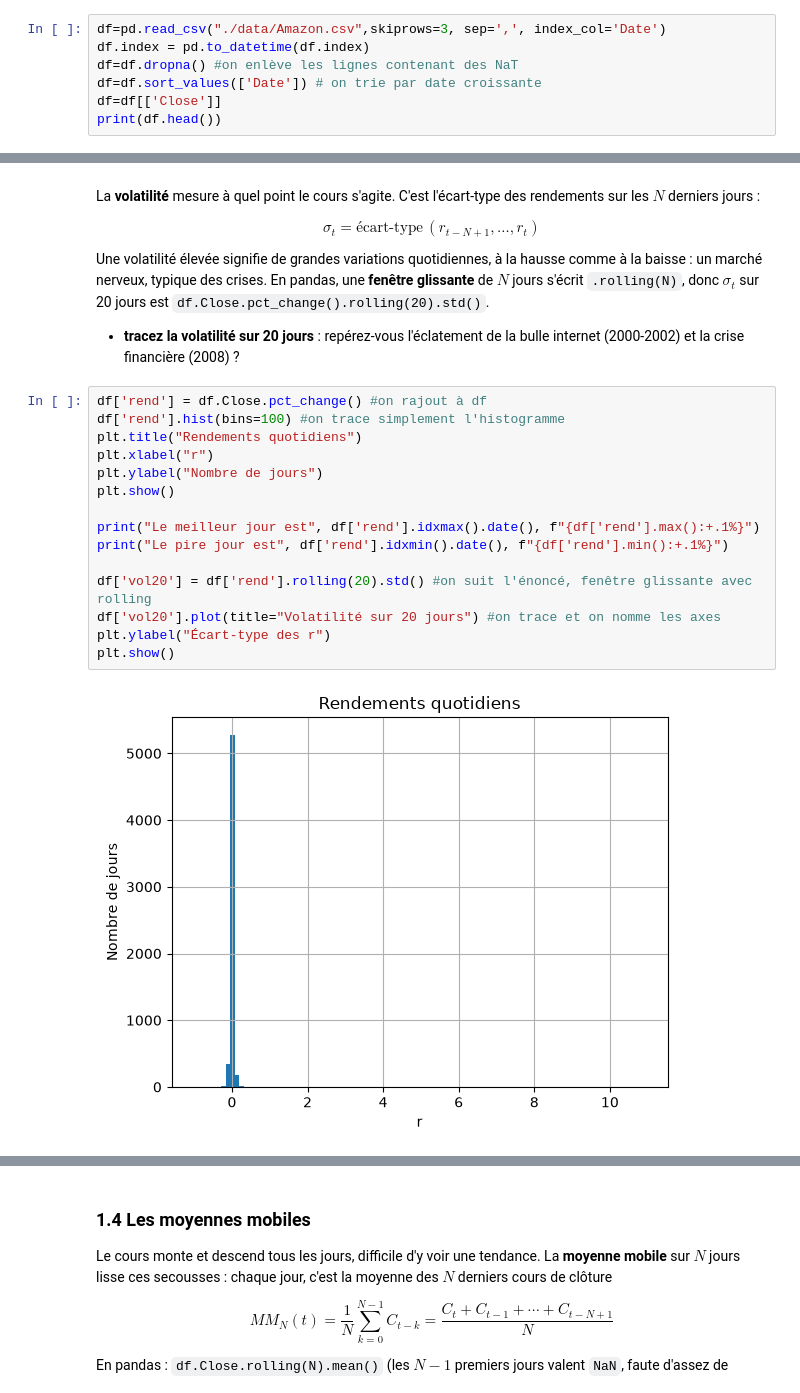
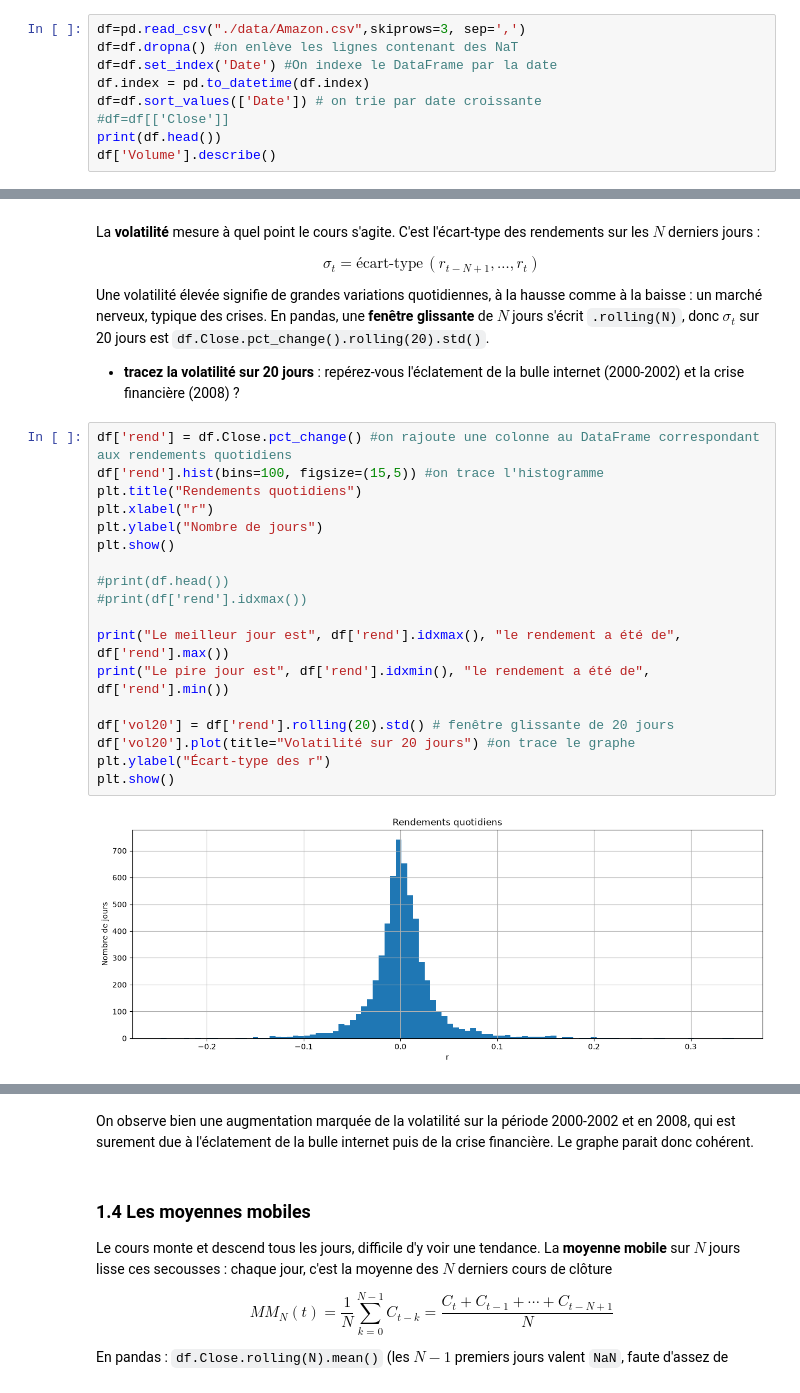
Before and after one commit to LolaFaus/projet-trading-pandas, a Jupyter notebook: groupe-8.ipynb, the cells around one changed output, grey strips where cells are left out. Saved outputs shown, nothing was run; the diff lists cells and outputs as text.

```diff
--- a/groupe-8.ipynb
+++ b/groupe-8.ipynb
@@ -70,10 +70,12 @@ Construisez une dataframe `df` :
 
 Rappels utiles : `pd.read_csv(..., skiprows=)`, `pd.to_datetime()`, `dropna(subset=)`, `set_index()`, `sort_index()`.
 # %%
-df=pd.read_csv("./data/Amazon.csv",skiprows=3, sep=',', index_col='Date')
+df=pd.read_csv("./data/Amazon.csv",skiprows=3, sep=',')
+df=df.dropna() #on enlève les lignes contenant des NaT
+df=df.set_index('Date') #On indexe le DataFrame par la date
 df.index = pd.to_datetime(df.index)
-df=df.dropna() #on enlève les lignes contenant des NaT
 df=df.sort_values(['Date']) # on trie par date croissante
-df=df[['Close']]
+#df=df[['Close']]
 print(df.head())
+df['Volume'].describe()
 # %% [output]
@@ -183,19 +199,22 @@ En pandas, une **fenêtre glissante** de $N$ jours s'écrit `.rolling(N)`, donc
 
 - **tracez la volatilité sur 20 jours** : repérez-vous l'éclatement de la bulle internet (2000-2002) et la crise financière (2008) ?
 # %%
-df['rend'] = df.Close.pct_change() #on rajout à df
-df['rend'].hist(bins=100) #on trace simplement l'histogramme
+df['rend'] = df.Close.pct_change() #on rajoute une colonne au DataFrame correspondant aux rendements quotidiens
+df['rend'].hist(bins=100, figsize=(15,5)) #on trace l'histogramme
 plt.title("Rendements quotidiens")
 plt.xlabel("r")
 plt.ylabel("Nombre de jours")
 plt.show()
 
-print("Le meilleur jour est", df['rend'].idxmax().date(), f"{df['rend'].max():+.1%}")
-print("Le pire jour est", df['rend'].idxmin().date(), f"{df['rend'].min():+.1%}")
+#print(df.head())
+#print(df['rend'].idxmax())
 
-df['vol20'] = df['rend'].rolling(20).std() #on suit l'énoncé, fenêtre glissante avec rolling
-df['vol20'].plot(title="Volatilité sur 20 jours") #on trace et on nomme les axes
+print("Le meilleur jour est", df['rend'].idxmax(), "le rendement a été de", df['rend'].max())
+print("Le pire jour est", df['rend'].idxmin(), "le rendement a été de", df['rend'].min())
+
+df['vol20'] = df['rend'].rolling(20).std() # fenêtre glissante de 20 jours
+df['vol20'].plot(title="Volatilité sur 20 jours") #on trace le graphe
 plt.ylabel("Écart-type des r")
 plt.show()
 # %% [output]
-[figure, old version]
+[figure, new version]
@@ -204,4 +223,6 @@ Le pire jour est NaT -99.9%
 [figure]
+# %% [markdown]
+On observe bien une augmentation marquée de la volatilité sur la période 2000-2002 et en 2008, qui est surement due à  l'éclatement de la bulle internet puis de la crise financière. Le graphe parait donc cohérent.
 # %% [markdown]
 ### 1.4 Les moyennes mobiles
 
```
Also changed, not shown: parts of 14 cells of this notebook.
